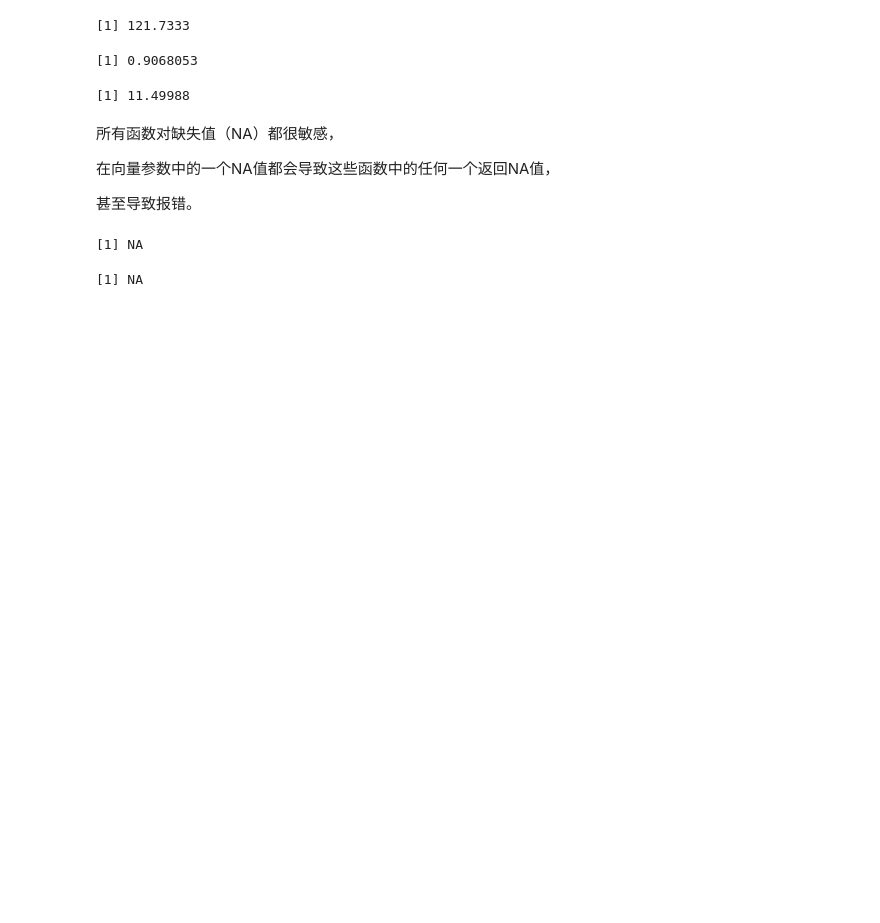
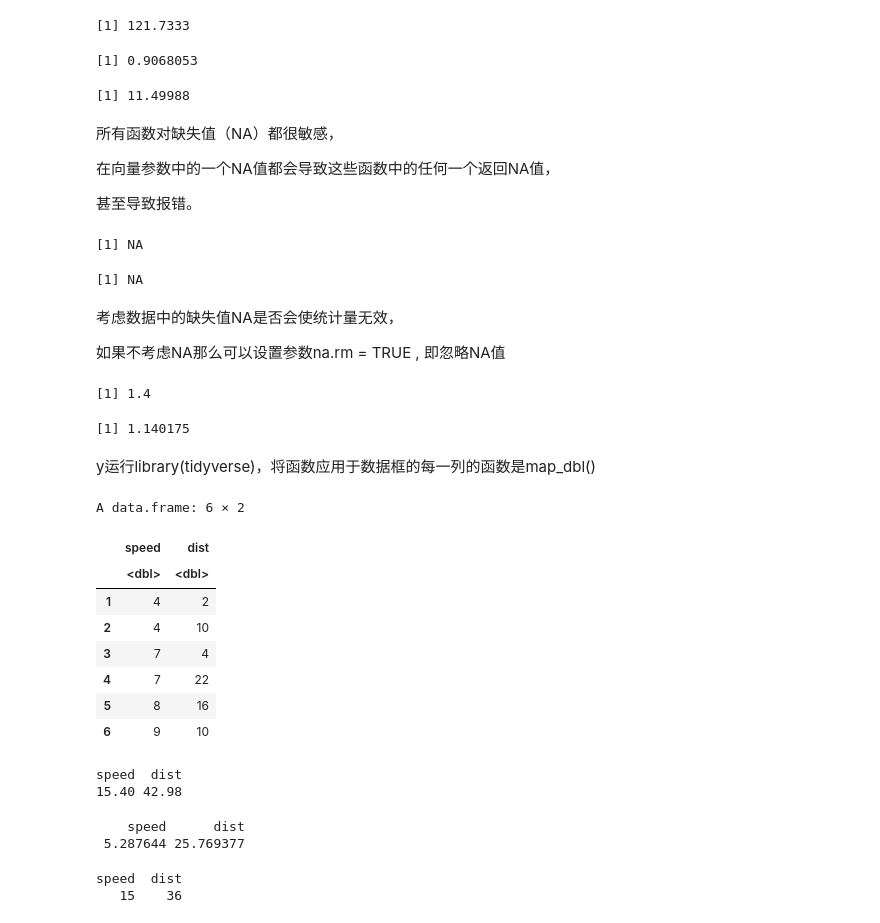
Before and after one commit to ruishuQU/R-Statistics-and-Graphics, a Jupyter notebook: R Cookbook/ch02 基础知识.ipynb, the cells around one changed output. Drawn from its saved outputs; the diff is of its cells as text; code cells hidden in the pictures; blank space fills up the shorter version.

```diff
--- a/R Cookbook/ch02 基础知识.ipynb
+++ b/R Cookbook/ch02 基础知识.ipynb
@@ -366,3 +366,18 @@ sd(x)
 # %% [output]
 [1] NA
 [1] NA
+# %% [markdown]
+考虑数据中的缺失值NA是否会使统计量无效，
+
+如果不考虑NA那么可以设置参数na.rm = TRUE , 即忽略NA值
+# %%
+x <- c(0,1,1,2,3,NA)
+mean(x,na.rm = TRUE)
+# %% [output]
+[1] 1.4
+# %%
+sd(x,na.rm = TRUE)
+# %% [output]
+[1] 1.140175
+# %% [markdown]
+y运行library(tidyverse)，将函数应用于数据框的每一列的函数是map_dbl()
@@ -368,0 +387,27 @@ sd(x)
+# %%
+head(cars) # 展示cars结构的前7行
+# %% [output]
+A data.frame: 6 × 2
+|  | speed | dist |
+|  | <dbl> | <dbl> |
+| 1 | 4 | 2 |
+| 2 | 4 | 10 |
+| 3 | 7 | 4 |
+| 4 | 7 | 22 |
+| 5 | 8 | 16 |
+| 6 | 9 | 10 |
+# %%
+map_dbl(cars,mean)
+# %% [output]
+speed  dist
+15.40 42.98
+# %%
+map_dbl(cars,sd)
+# %% [output]
+    speed      dist
+ 5.287644 25.769377
+# %%
+map_dbl(cars,median)
+# %% [output]
+speed  dist
+   15    36
```
Also changed, not shown: parts of 1 cell of this notebook.
